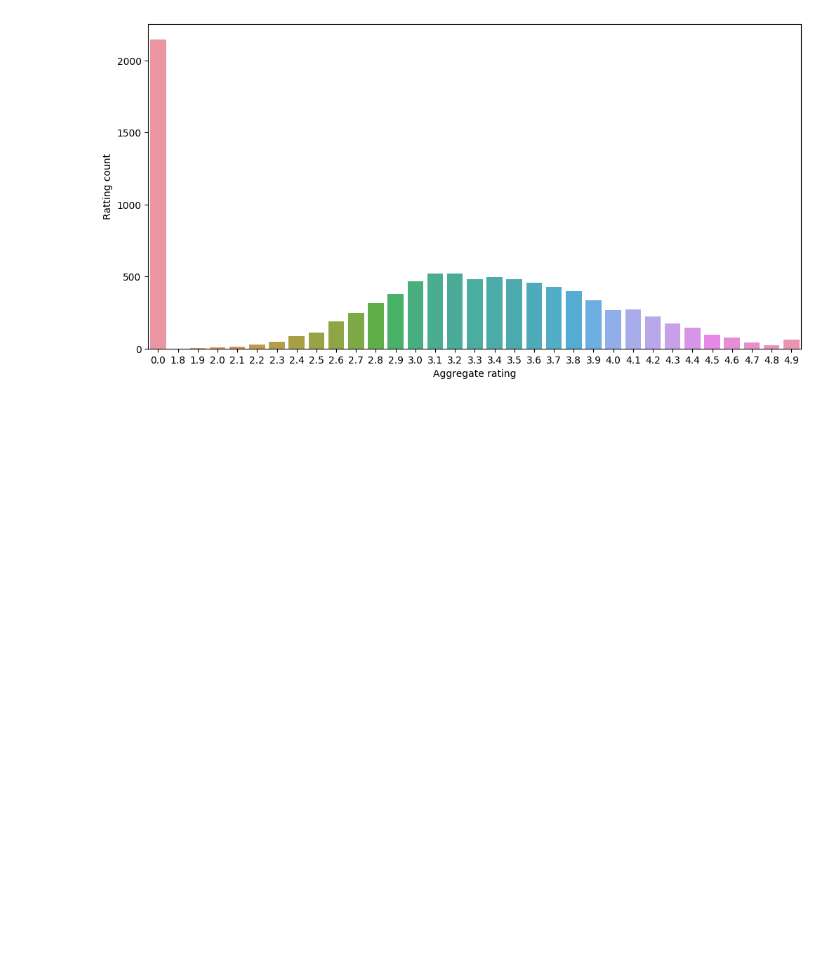
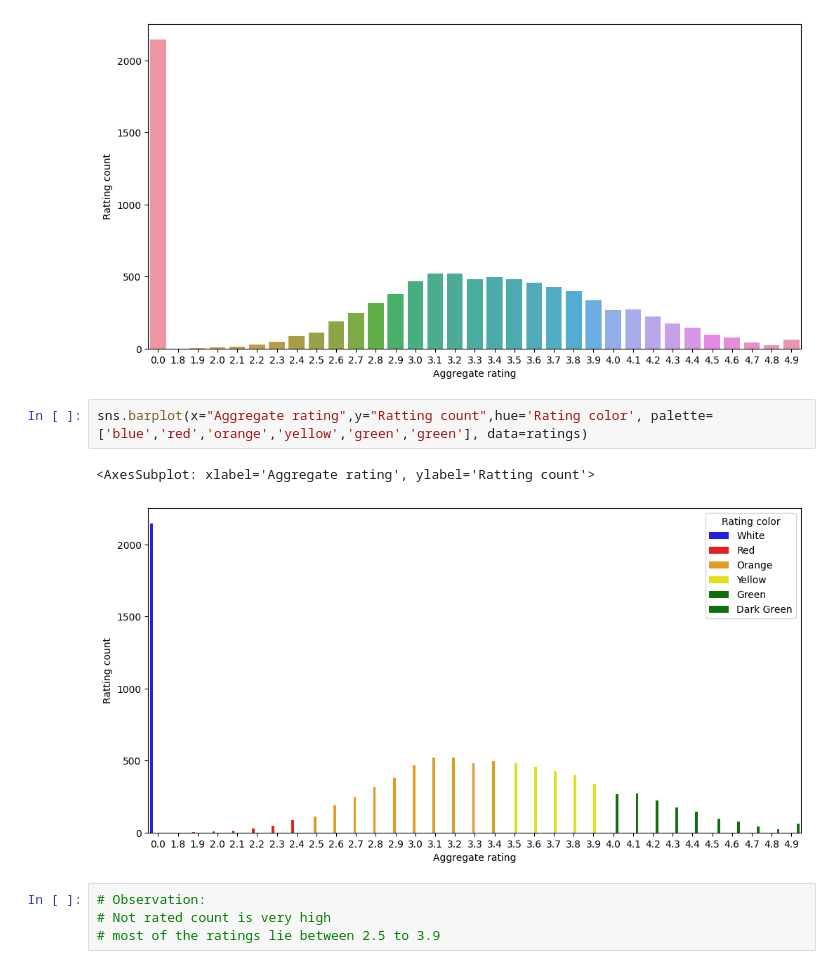
Before and after one commit to rajveersinghcse/EDA, a Jupyter notebook: ZomatoEDA/Zomato.ipynb, the cells around one changed output. Saved outputs shown, nothing was run; the diff lists cells and outputs as text; blank space fills up the shorter version.

```diff
--- a/ZomatoEDA/Zomato.ipynb
+++ b/ZomatoEDA/Zomato.ipynb
@@ -210,3 +210,12 @@ sns.barplot(x="Aggregate rating",y="Ratting count",data=ratings)
 plt.show()
 # %% [output]
 [figure]
+# %%
+sns.barplot(x="Aggregate rating",y="Ratting count",hue='Rating color', palette=['blue','red','orange','yellow','green','green'], data=ratings)
+# %% [output]
+<AxesSubplot: xlabel='Aggregate rating', ylabel='Ratting count'>
+[figure, added]
+# %%
+# Observation:
+# Not rated count is very high
+# most of the ratings lie between 2.5 to 3.9
```
Also changed, not shown: parts of 2 cells of this notebook.
